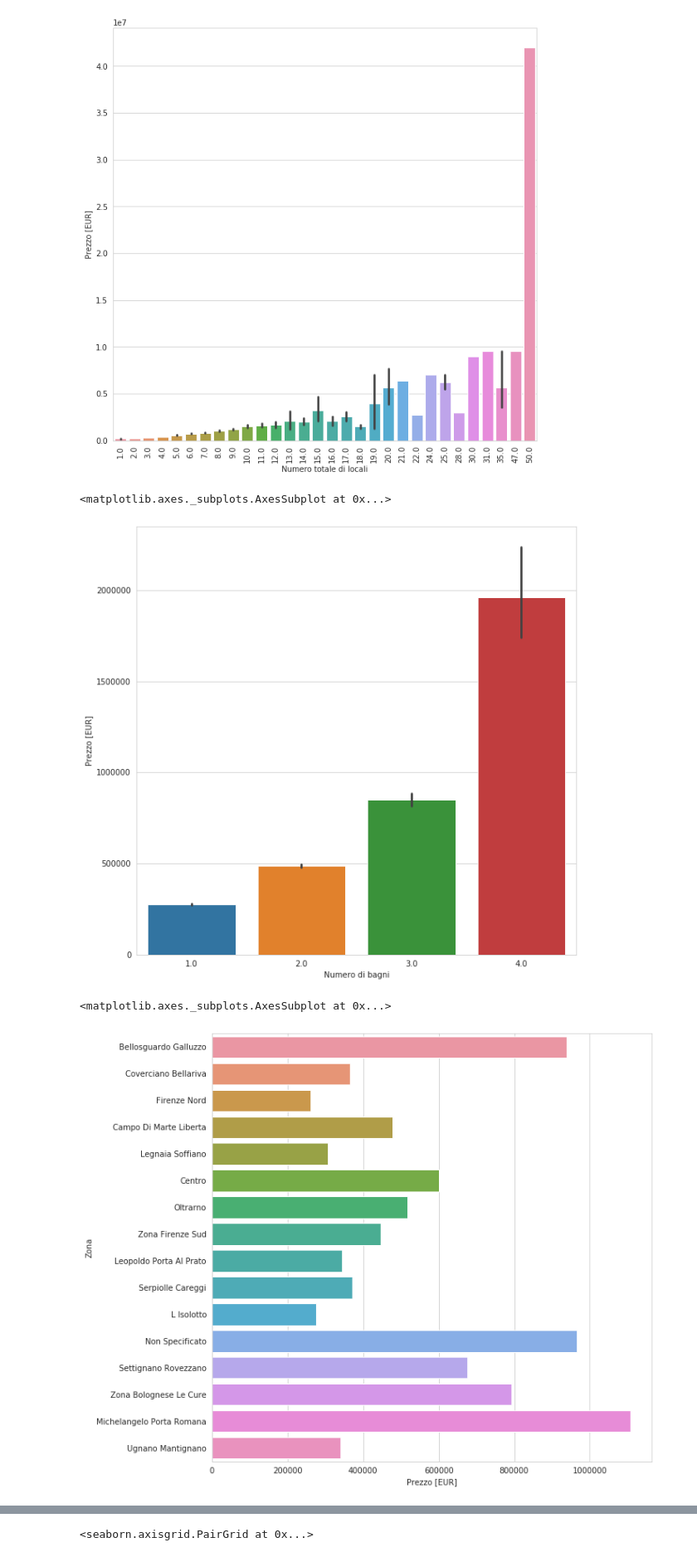
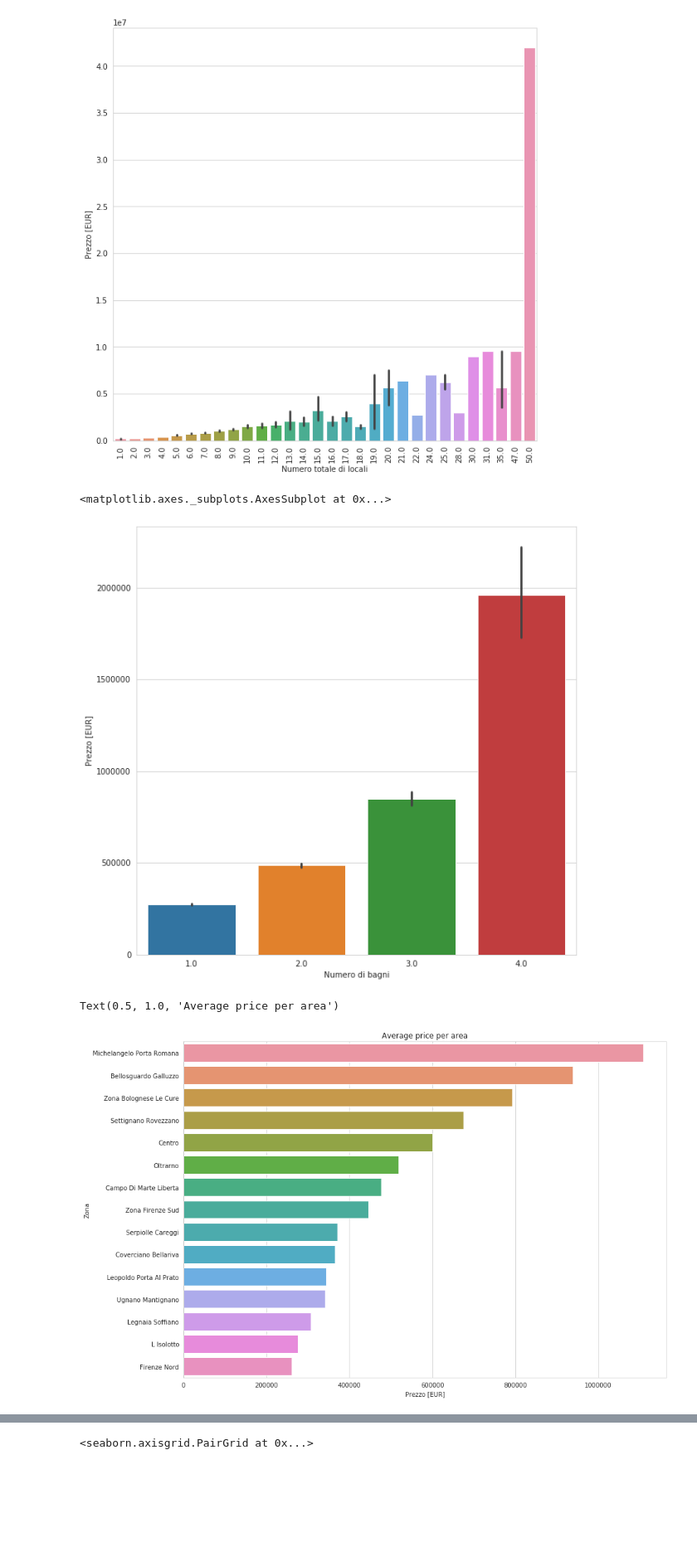
Before and after one commit to LazyEval/housing-prices-firenze, a Jupyter notebook: notebooks/1.0-LazyEval-data-cleaning.ipynb, the cells around one changed output, grey strips where cells are left out. Shown: that part at 83% size. Cells and saved outputs as stored; diff of their text form; code cells hidden in the pictures; blank space fills up the shorter version.

```diff
--- a/notebooks/1.0-LazyEval-data-cleaning.ipynb
+++ b/notebooks/1.0-LazyEval-data-cleaning.ipynb
@@ -542,3 +617,6 @@ Data columns (total 9 columns):
  8   Tipologia di riscaldamento  8748 non-null   object
 dtypes: datetime64[ns](1), float64(4), object(4)
 memory usage: 1003.4+ KB
+# %%
+# Create area bins for imputing
+df_final['Superficie_Bins'] = pd.cut(df_final['Superficie [m2]'], bins=[0, 60, 80, 100, 120, 160, 200, 20000])
@@ -544,0 +628,3 @@ memory usage: 1003.4+ KB
+# %%
+# Create a price/m2 feature
+df_final['Prezzo/m2'] = df_final['Prezzo [EUR]'] / df_final['Superficie [m2]']
@@ -602,11 +714,16 @@ sns.set_style('whitegrid')
 sns.barplot(y=df_final['Prezzo [EUR]'], x=df_final['Numero di bagni'])
 # %% [output]
 <matplotlib.axes._subplots.AxesSubplot at 0x...>
-[figure, old version]
+[figure, new version]
-# %%
-fig = plt.figure(figsize=(10, 10))
-sns.set_style('whitegrid')
-sns.barplot(x='Prezzo [EUR]', y='Zona', data=df_final, ci=None)
-# %% [output]
-<matplotlib.axes._subplots.AxesSubplot at 0x...>
-[figure, removed]
+# %%
+gb_ordered = (df_final.loc[df_final['Zona']!='Non Specificato', :]
+              .groupby(['Zona'])
+              .agg({'Prezzo [EUR]': 'mean'})
+              .sort_values('Prezzo [EUR]', ascending=False))
+
+fig = plt.figure(figsize=(14, 10))
+sns.barplot(gb_ordered['Prezzo [EUR]'], y=gb_ordered.index, ci=None)
+plt.title('Average price per area')
+# %% [output]
+Text(0.5, 1.0, 'Average price per area')
+[figure, added]
```
Also changed, not shown: parts of 28 cells of this notebook.
